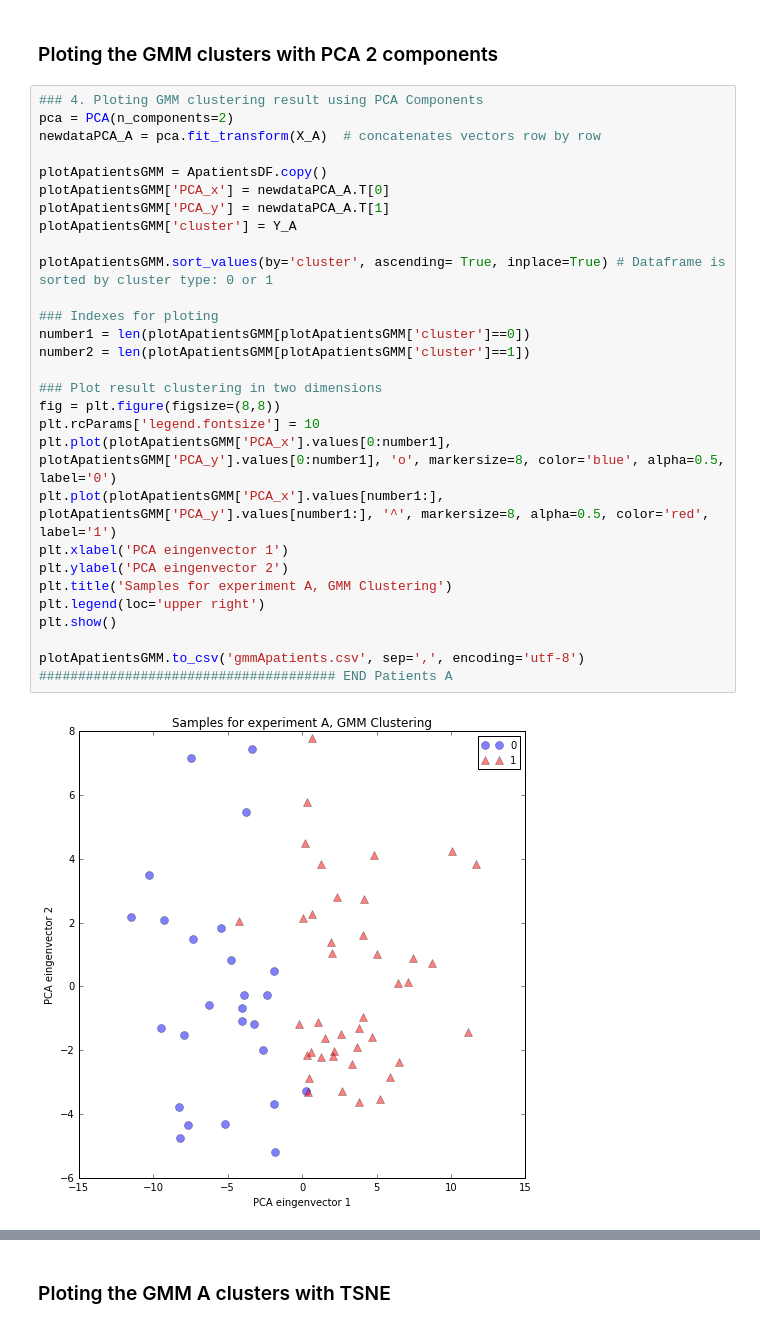
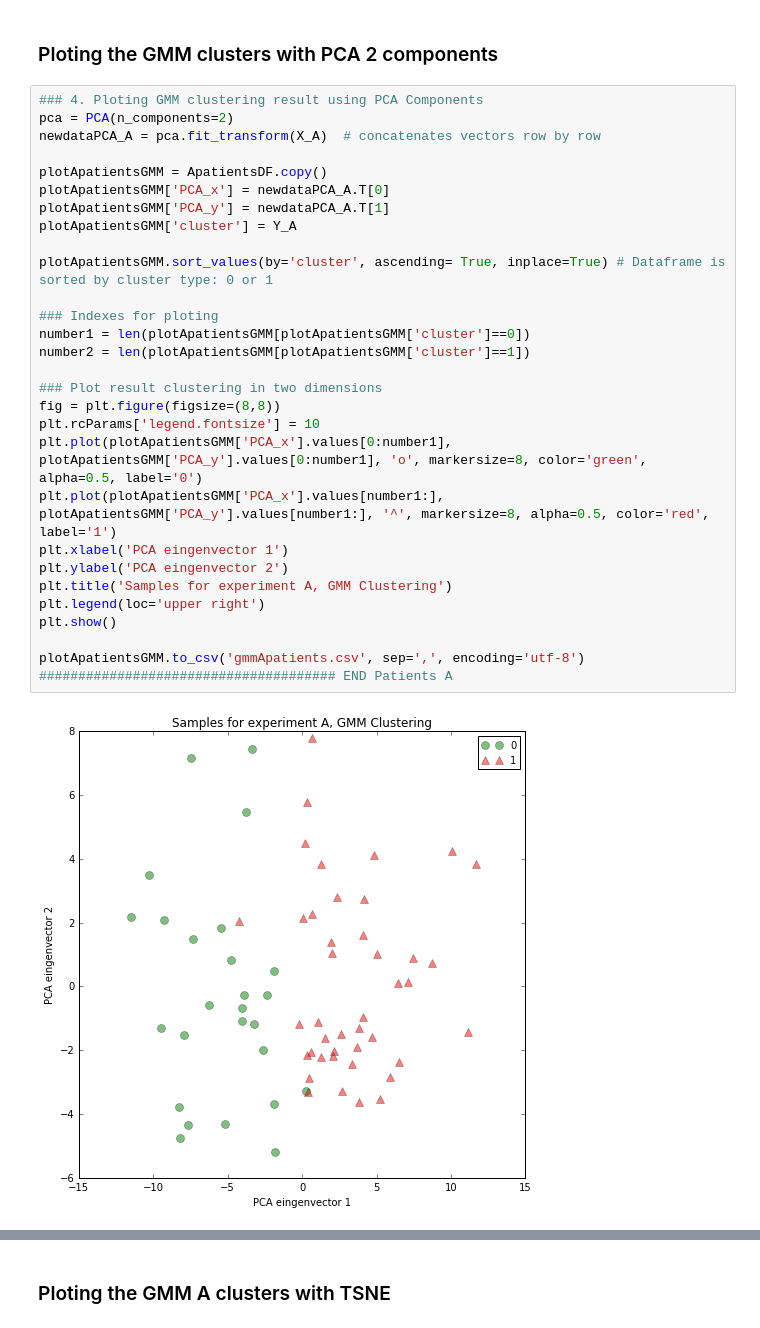
Before and after one commit to AdeuAndreu/ADHD_Project, a Jupyter notebook: uLearning_GaussianMixtureModels.ipynb, the cells around one changed output, grey strips where cells are left out. Drawn from its saved outputs; the diff is of its cells as text.

```diff
--- a/uLearning_GaussianMixtureModels.ipynb
+++ b/uLearning_GaussianMixtureModels.ipynb
@@ -142,31 +142,31 @@ Best sillhouette A patients  0.246620696374
 # %%
 ### 4. Ploting GMM clustering result using PCA Components
 pca = PCA(n_components=2)
 newdataPCA_A = pca.fit_transform(X_A)  # concatenates vectors row by row
 
 plotApatientsGMM = ApatientsDF.copy()
 plotApatientsGMM['PCA_x'] = newdataPCA_A.T[0]
 plotApatientsGMM['PCA_y'] = newdataPCA_A.T[1]
 plotApatientsGMM['cluster'] = Y_A
 
 plotApatientsGMM.sort_values(by='cluster', ascending= True, inplace=True) # Dataframe is sorted by cluster type: 0 or 1
 
 ### Indexes for ploting
 number1 = len(plotApatientsGMM[plotApatientsGMM['cluster']==0])
 number2 = len(plotApatientsGMM[plotApatientsGMM['cluster']==1])
 
 ### Plot result clustering in two dimensions
 fig = plt.figure(figsize=(8,8))
 plt.rcParams['legend.fontsize'] = 10
-plt.plot(plotApatientsGMM['PCA_x'].values[0:number1], plotApatientsGMM['PCA_y'].values[0:number1], 'o', markersize=8, color='blue', alpha=0.5, label='0')
+plt.plot(plotApatientsGMM['PCA_x'].values[0:number1], plotApatientsGMM['PCA_y'].values[0:number1], 'o', markersize=8, color='green', alpha=0.5, label='0')
 plt.plot(plotApatientsGMM['PCA_x'].values[number1:], plotApatientsGMM['PCA_y'].values[number1:], '^', markersize=8, alpha=0.5, color='red', label='1')
 plt.xlabel('PCA eingenvector 1')
 plt.ylabel('PCA eingenvector 2')
 plt.title('Samples for experiment A, GMM Clustering')
 plt.legend(loc='upper right')
 plt.show()
 
 plotApatientsGMM.to_csv('gmmApatients.csv', sep=',', encoding='utf-8')
 ###################################### END Patients A
 # %% [output]
-[figure, old version]
+[figure, new version]
```
Also changed, not shown: parts of 10 cells of this notebook, 48 other files.
